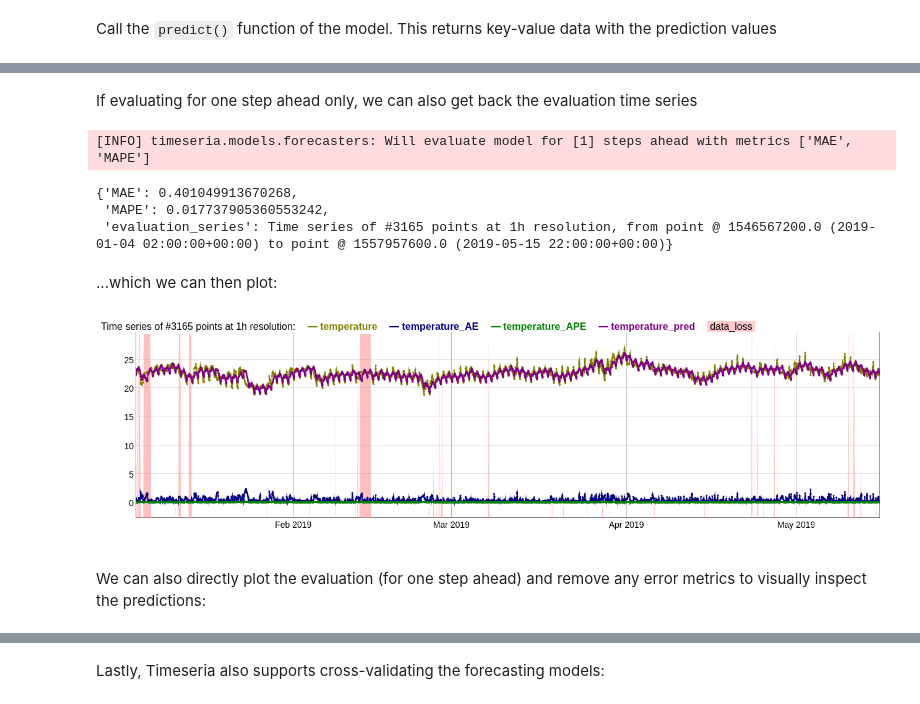
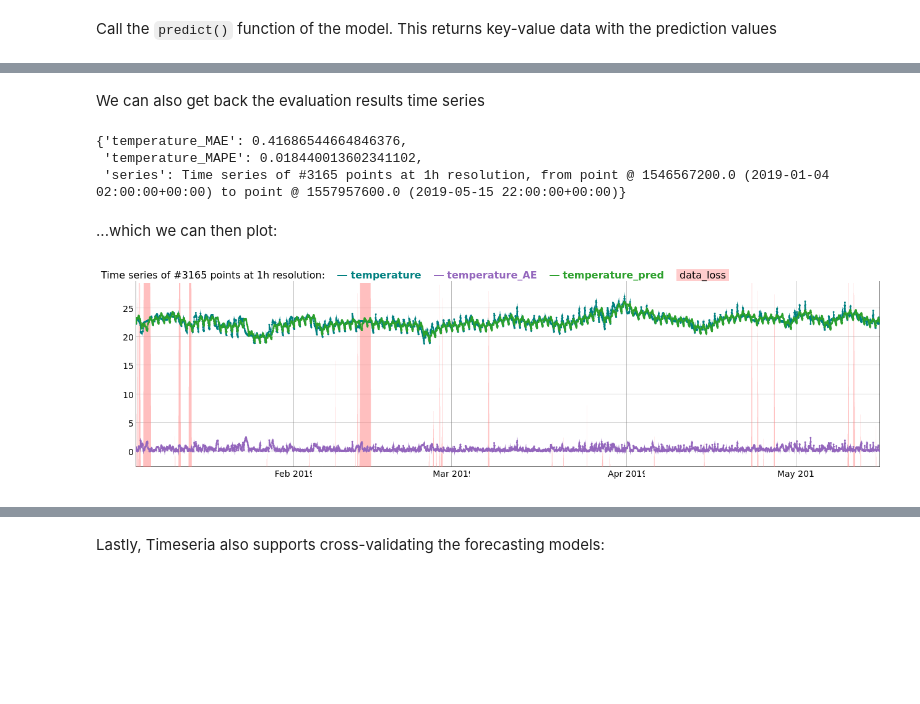
Before and after one commit to sarusso/Timeseria-notebooks, a Jupyter notebook: notebooks/Forecasting - Advanced Evaluation.ipynb, the cells around one changed output, grey strips where cells are left out. Saved outputs shown, nothing was run; the diff lists cells and outputs as text; code cells hidden in the pictures; blank space fills up the shorter version.

Commit message:
Updated Notebooks for Timeseria v2.

```diff
--- a/notebooks/Forecasting - Advanced Evaluation.ipynb
+++ b/notebooks/Forecasting - Advanced Evaluation.ipynb
@@ -83,20 +80,16 @@ forecaster.evaluate(timeseries, steps=[1,2,3], metrics=['MAE', 'MAPE'], details=
 # %% [markdown]
-If evaluating for one step ahead only, we can also get back the evaluation time series
+We can also get back the evaluation results time series
 # %%
-results = forecaster.evaluate(timeseries, steps=[1], metrics=['MAE', 'MAPE'], evaluation_series=True)
+results = forecaster.evaluate(timeseries, error_metrics=['MAE', 'MAPE'], return_results_series=True)
-# %% [output]
-[INFO] timeseria.models.forecasters: Will evaluate model for [1] steps ahead with metrics ['MAE', 'MAPE']
 # %%
 results
 # %% [output]
-{'MAE': 0.401049913670268,
- 'MAPE': 0.017737905360553242,
- 'evaluation_series': Time series of #3165 points at 1h resolution, from point @ 1546567200.0 (2019-01-04 02:00:00+00:00) to point @ 1557957600.0 (2019-05-15 22:00:00+00:00)}
+{'temperature_MAE': 0.41686544664846376,
+ 'temperature_MAPE': 0.018440013602341102,
+ 'series': Time series of #3165 points at 1h resolution, from point @ 1546567200.0 (2019-01-04 02:00:00+00:00) to point @ 1557957600.0 (2019-05-15 22:00:00+00:00)}
 # %% [markdown]
 ...which we can then plot:
 # %%
-results['evaluation_series'].plot()
+results['series'].plot()
 # %% [output]
-[figure, old version]
+[figure, new version]
-# %% [markdown]
-We can also directly plot the evaluation (for one step ahead) and remove any error metrics to visually inspect the predictions:
```
Also changed, not shown: parts of 13 cells of this notebook, 9 other files.
